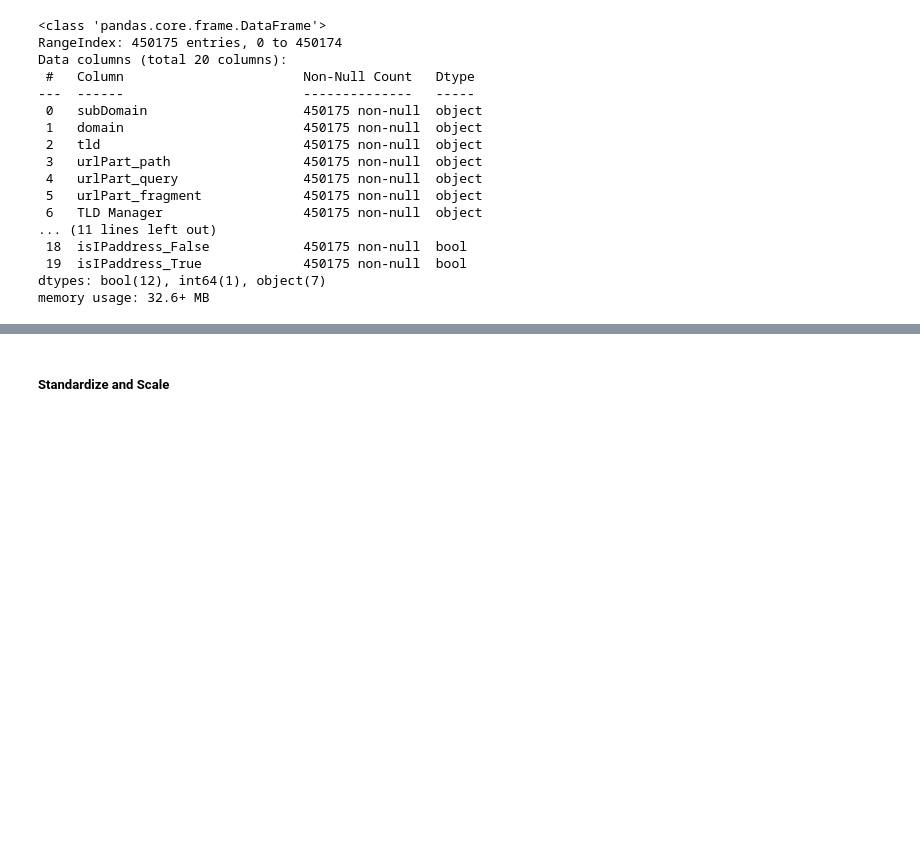
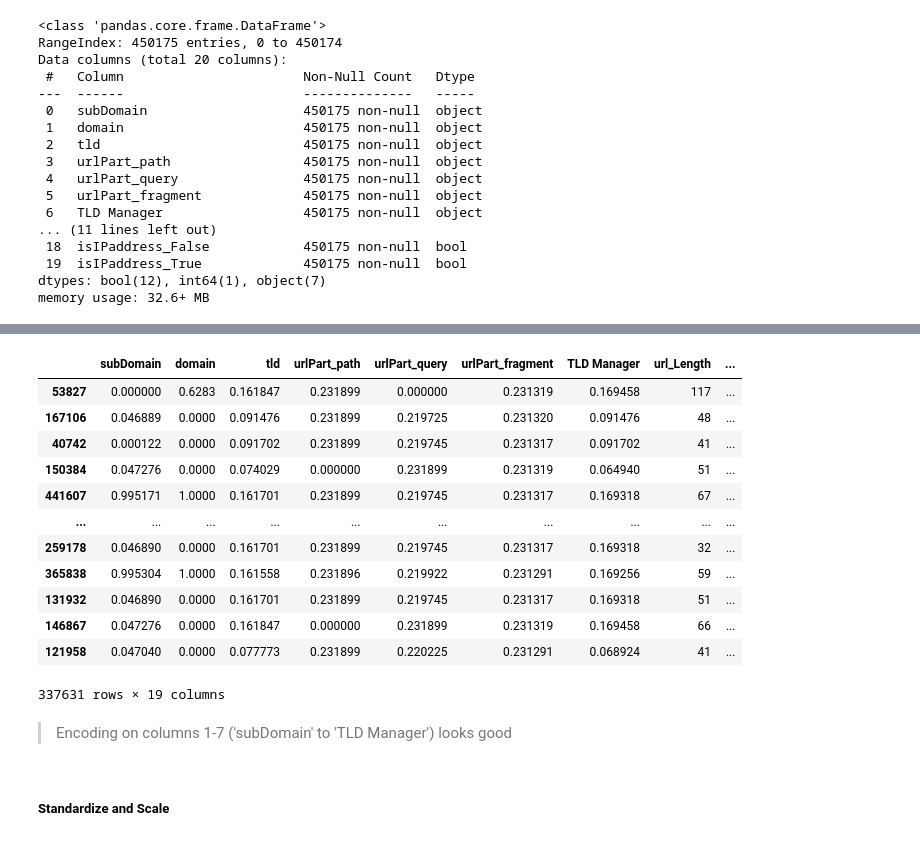
Before and after one commit to mdgarber/DetectPhishURL, a Jupyter notebook: DetectPhishURL/notebooks/detectPhish_preprocess&model.ipynb, the cells around one changed output, grey strips where cells are left out. Cells and saved outputs as stored; diff of their text form; code cells hidden in the pictures; blank space fills up the shorter version.

```diff
--- a/DetectPhishURL/notebooks/detectPhish_preprocess&model.ipynb
+++ b/DetectPhishURL/notebooks/detectPhish_preprocess&model.ipynb
@@ -89,14 +64,14 @@ memory usage: 59.2+ MB
 # %%
 # Additional data cleaning - set missing values to zero
 values = {
-    'subDomain': 0,
-    'domain': 0,
-    'tld': 0,
-    'urlPart_path': 0,
-    'urlPart_query': 0,
-    'urlPart_fragment': 0,
-    'Type': 0,
-    'TLD Manager': 0}
+    'subDomain': '0',
+    'domain': '0',
+    'tld': '0',
+    'urlPart_path': '0',
+    'urlPart_query': '0',
+    'urlPart_fragment': '0',
+    'Type': '0',
+    'TLD Manager': '0'}
 
 urlData = urlData.fillna(value=values)
 # %%
@@ -307,2 +290,30 @@ X_train, X_test, y_train, y_test = train_test_split(X, y, random_state=42)
+# %%
+# target encode (using auto-smoothing and cross-fitting)
+targetEncoderAuto = TargetEncoder(smooth='auto')
+colsToEncode = ['subDomain', 'domain', 'tld', 'urlPart_path', 'urlPart_query', 'urlPart_fragment', 'TLD Manager']
+
+X_train_encoded = X_train.copy()
+X_test_encoded  = X_test.copy()
+X_train_encoded[colsToEncode] = targetEncoderAuto.fit_transform(X_train[colsToEncode], y_train)
+X_test_encoded[colsToEncode]  = targetEncoderAuto.transform(X_test[colsToEncode])
+# %%
+# Check encoding results
+pd.DataFrame(X_train_encoded).head()
+# %% [output]
+|  | subDomain | domain | tld | urlPart_path | urlPart_query | urlPart_fragment | TLD Manager | url_Length | ... |
+| 53827 | 0.000000 | 0.6283 | 0.161847 | 0.231899 | 0.000000 | 0.231319 | 0.169458 | 117 | ... |
+| 167106 | 0.046889 | 0.0000 | 0.091476 | 0.231899 | 0.219725 | 0.231320 | 0.091476 | 48 | ... |
+| 40742 | 0.000122 | 0.0000 | 0.091702 | 0.231899 | 0.219745 | 0.231317 | 0.091702 | 41 | ... |
+| 150384 | 0.047276 | 0.0000 | 0.074029 | 0.000000 | 0.231899 | 0.231319 | 0.064940 | 51 | ... |
+| 441607 | 0.995171 | 1.0000 | 0.161701 | 0.231899 | 0.219745 | 0.231317 | 0.169318 | 67 | ... |
+| ... | ... | ... | ... | ... | ... | ... | ... | ... | ... |
+| 259178 | 0.046890 | 0.0000 | 0.161701 | 0.231899 | 0.219745 | 0.231317 | 0.169318 | 32 | ... |
+| 365838 | 0.995304 | 1.0000 | 0.161558 | 0.231896 | 0.219922 | 0.231291 | 0.169256 | 59 | ... |
+| 131932 | 0.046890 | 0.0000 | 0.161701 | 0.231899 | 0.219745 | 0.231317 | 0.169318 | 51 | ... |
+| 146867 | 0.047276 | 0.0000 | 0.161847 | 0.000000 | 0.231899 | 0.231319 | 0.169458 | 66 | ... |
+| 121958 | 0.047040 | 0.0000 | 0.077773 | 0.231899 | 0.220225 | 0.231291 | 0.068924 | 41 | ... |
+337631 rows × 19 columns
+# %% [markdown]
+> Encoding on columns 1-7 ('subDomain' to 'TLD Manager') looks good
 # %% [markdown]
 ##### Standardize and Scale
```
Also changed, not shown: parts of 13 cells of this notebook.
